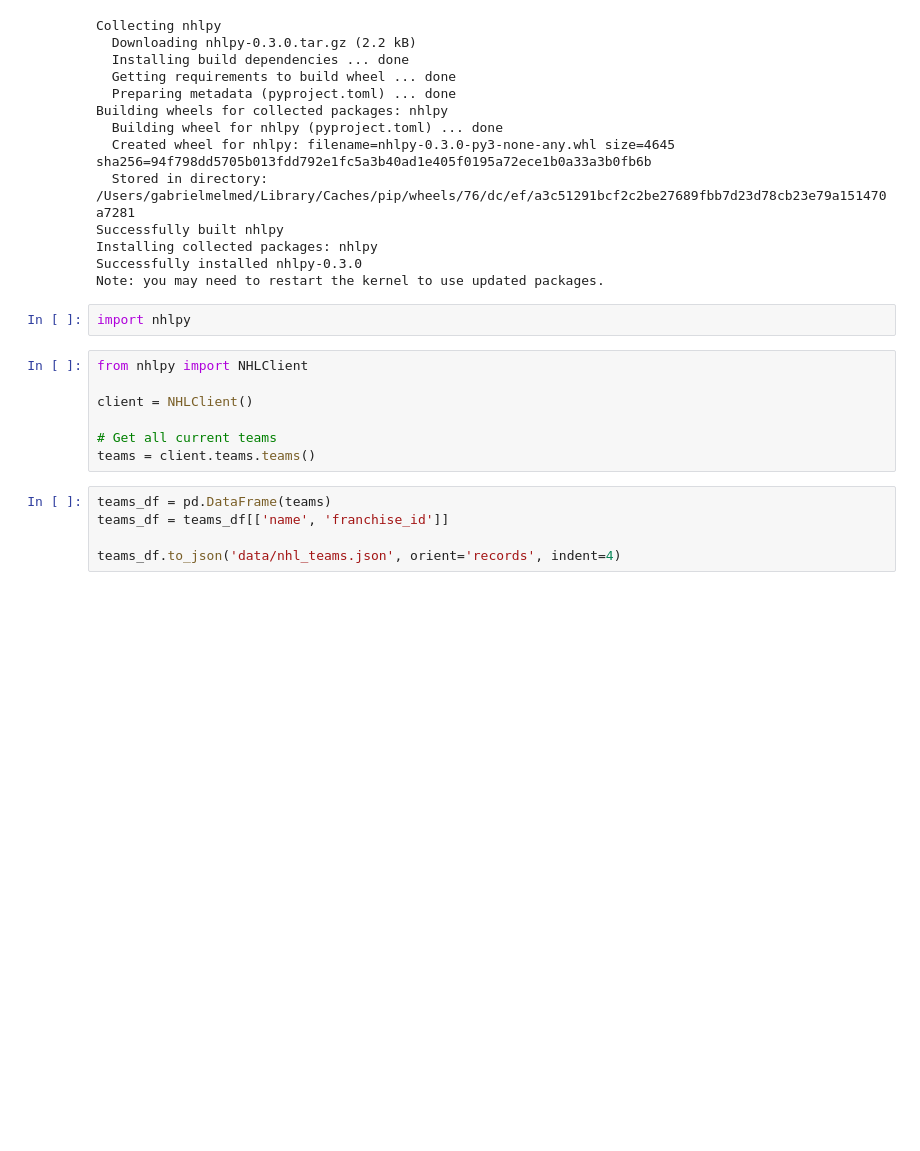
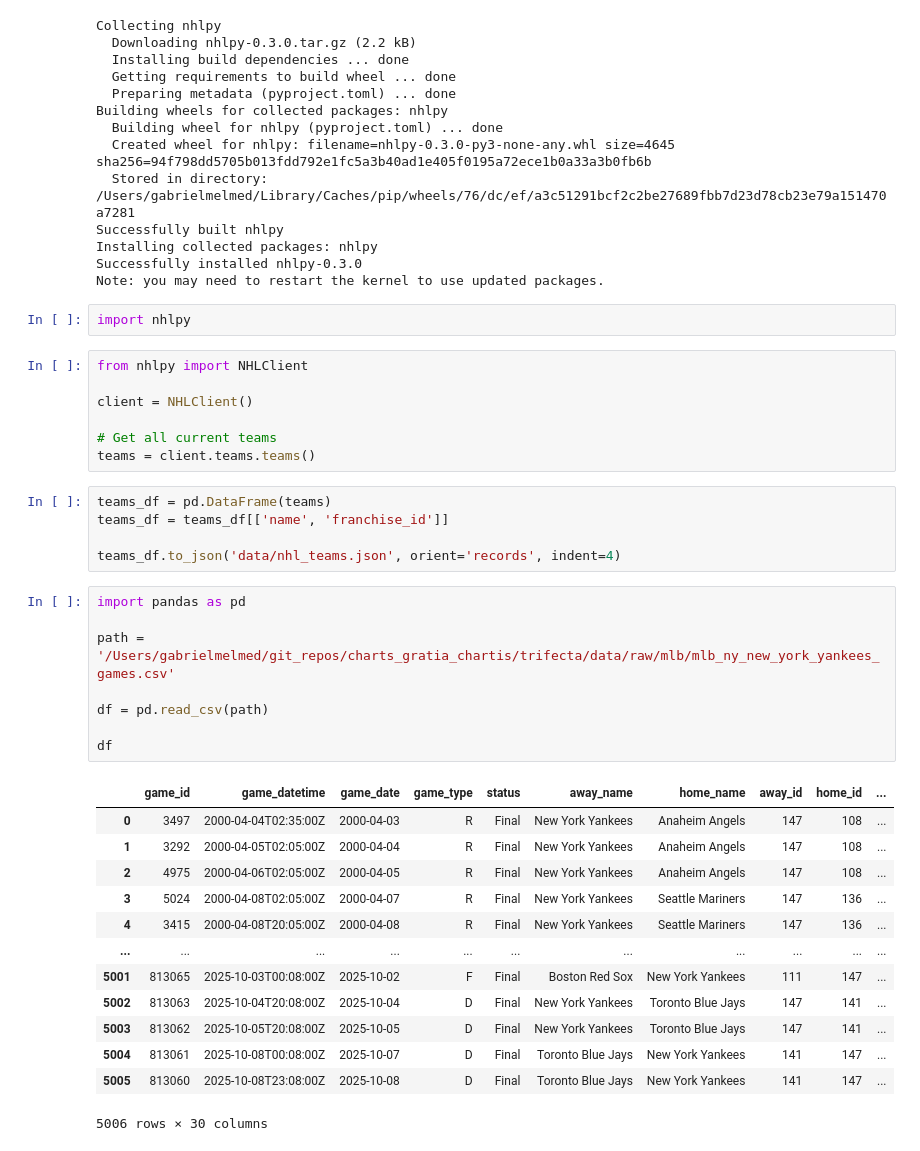
Before and after one commit to gmelmed/charts_gratia_chartis, a Jupyter notebook: trifecta/nba_api_experiment.ipynb, the cells around one changed output. Drawn from its saved outputs; the diff is of its cells as text; blank space fills up the shorter version.

```diff
--- a/trifecta/nba_api_experiment.ipynb
+++ b/trifecta/nba_api_experiment.ipynb
@@ -124,3 +124,25 @@ teams_df = pd.DataFrame(teams)
 teams_df = teams_df[['name', 'franchise_id']]
 
 teams_df.to_json('data/nhl_teams.json', orient='records', indent=4)
+# %%
+import pandas as pd
+
+path = '/Users/gabrielmelmed/git_repos/charts_gratia_chartis/trifecta/data/raw/mlb/mlb_ny_new_york_yankees_games.csv'
+
+df = pd.read_csv(path)
+
+df
+# %% [output]
+|  | game_id | game_datetime | game_date | game_type | status | away_name | home_name | away_id | home_id | ... |
+| 0 | 3497 | 2000-04-04T02:35:00Z | 2000-04-03 | R | Final | New York Yankees | Anaheim Angels | 147 | 108 | ... |
+| 1 | 3292 | 2000-04-05T02:05:00Z | 2000-04-04 | R | Final | New York Yankees | Anaheim Angels | 147 | 108 | ... |
+| 2 | 4975 | 2000-04-06T02:05:00Z | 2000-04-05 | R | Final | New York Yankees | Anaheim Angels | 147 | 108 | ... |
+| 3 | 5024 | 2000-04-08T02:05:00Z | 2000-04-07 | R | Final | New York Yankees | Seattle Mariners | 147 | 136 | ... |
+| 4 | 3415 | 2000-04-08T20:05:00Z | 2000-04-08 | R | Final | New York Yankees | Seattle Mariners | 147 | 136 | ... |
+| ... | ... | ... | ... | ... | ... | ... | ... | ... | ... | ... |
+| 5001 | 813065 | 2025-10-03T00:08:00Z | 2025-10-02 | F | Final | Boston Red Sox | New York Yankees | 111 | 147 | ... |
+| 5002 | 813063 | 2025-10-04T20:08:00Z | 2025-10-04 | D | Final | New York Yankees | Toronto Blue Jays | 147 | 141 | ... |
+| 5003 | 813062 | 2025-10-05T20:08:00Z | 2025-10-05 | D | Final | New York Yankees | Toronto Blue Jays | 147 | 141 | ... |
+| 5004 | 813061 | 2025-10-08T00:08:00Z | 2025-10-07 | D | Final | Toronto Blue Jays | New York Yankees | 141 | 147 | ... |
+| 5005 | 813060 | 2025-10-08T23:08:00Z | 2025-10-08 | D | Final | Toronto Blue Jays | New York Yankees | 141 | 147 | ... |
+5006 rows × 30 columns
```
Also changed, not shown: parts of 3 cells of this notebook, 23 other files.
